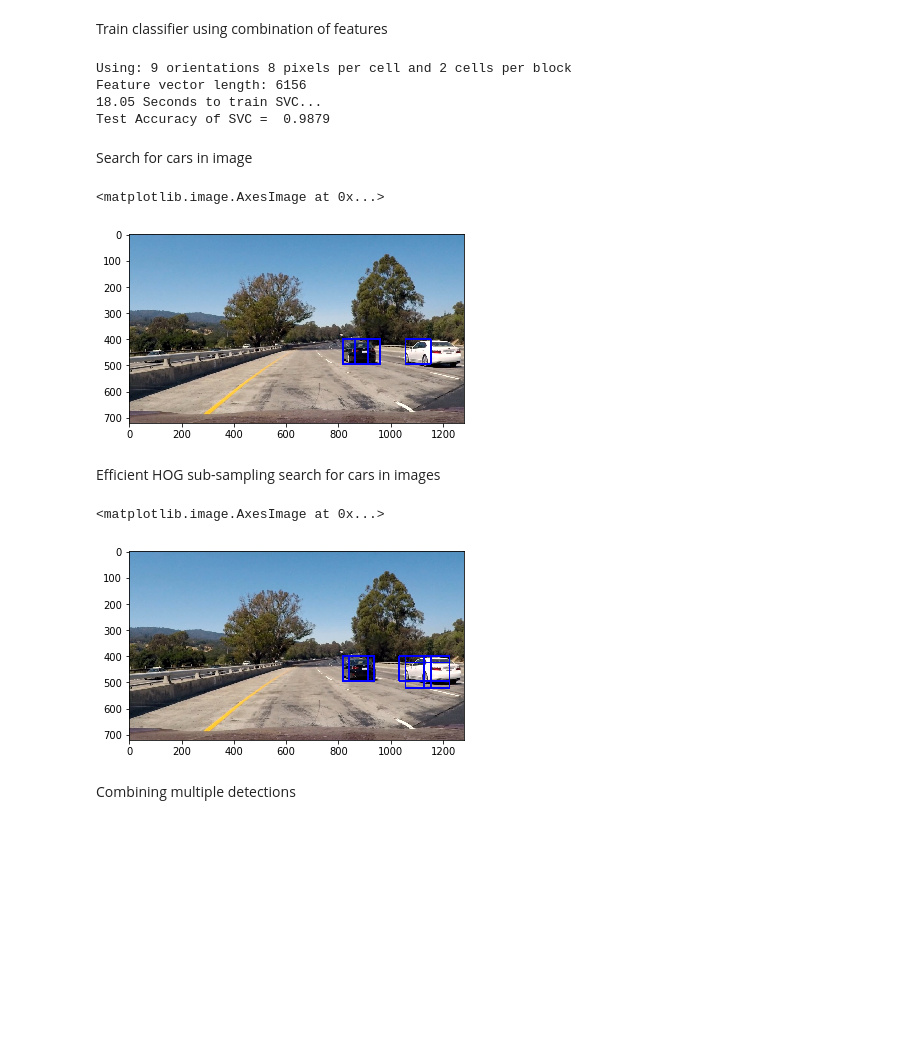
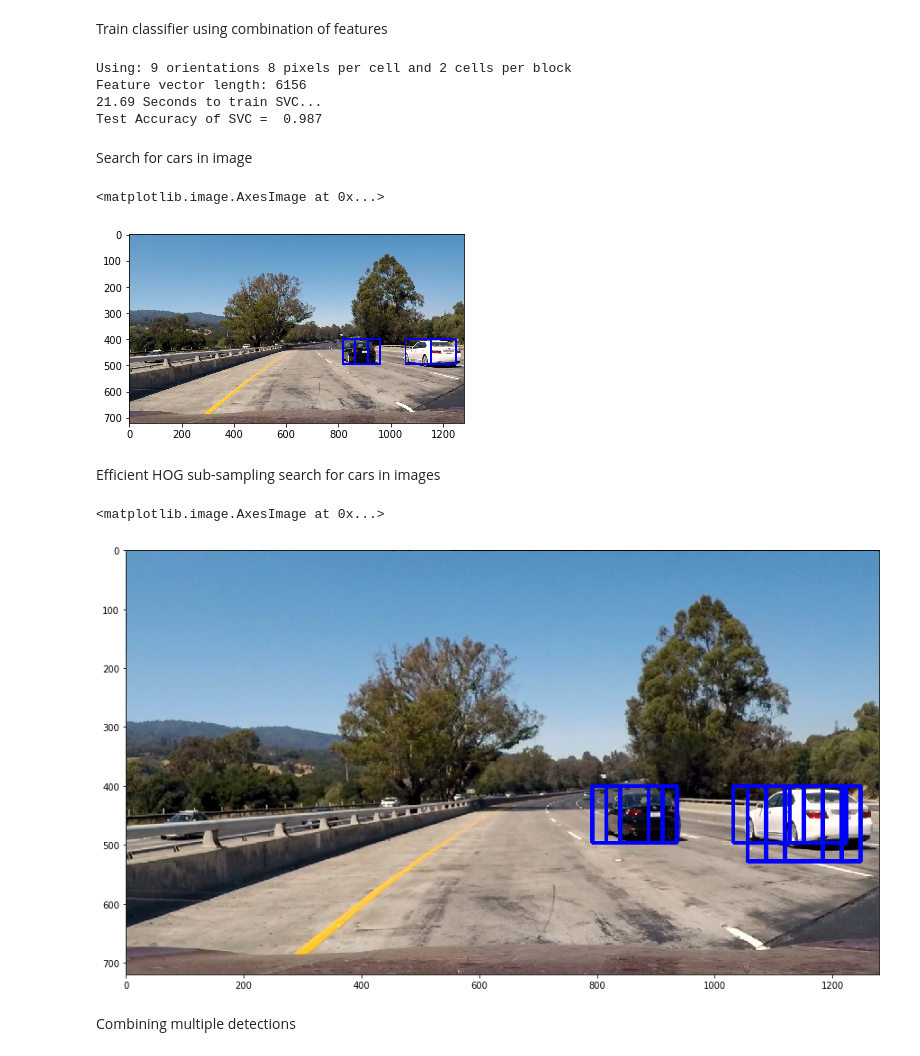
Before and after one commit to AndyKnight09/CarND-Vehicle-Detection, a Jupyter notebook: project.ipynb, the cells around one changed output. Saved outputs shown, nothing was run; the diff lists cells and outputs as text; code cells hidden in the pictures; blank space fills up the shorter version.

```diff
--- a/project.ipynb
+++ b/project.ipynb
@@ -459,8 +459,7 @@ from sklearn.cross_validation import train_test_split
 
 # Define a function to extract features from a list of images
 # Have this function call bin_spatial() and color_hist()
-def extract_features(imgs, color_space='RGB', orient=9,
-                        pix_per_cell=8, cell_per_block=2, hog_channel=0):
+def extract_features(imgs, color_space='RGB', orient=9, pix_per_cell=8, cell_per_block=2, hog_channel=0):
     # Create a list to append feature vectors to
     features = []
     # Iterate through the list of images
@@ -747,8 +746,8 @@ t=time.time()
 # %% [output]
 Using: 9 orientations 8 pixels per cell and 2 cells per block
 Feature vector length: 6156
-18.05 Seconds to train SVC...
-Test Accuracy of SVC =  0.9879
+21.69 Seconds to train SVC...
+Test Accuracy of SVC =  0.987
 # %% [markdown]
 Search for cars in image
 # %%
@@ -859,7 +858,7 @@ window_img = draw_boxes(draw_image, hot_windows, color=(0, 0, 255), thick=6)
 plt.imshow(window_img)
 # %% [output]
 <matplotlib.image.AxesImage at 0x...>
-[figure, old version]
+[figure, new version]
 # %% [markdown]
 Efficient HOG sub-sampling search for cars in images
 # %%
@@ -869,9 +868,8 @@ import numpy as np
 import cv2
 
 # Define a single function that can extract features using hog sub-sampling and make predictions
-def find_cars(img, ystart, ystop, scale, svc, feature_scaler, orient, pix_per_cell, cell_per_block, spatial_size, hist_bins):
+def find_cars(img, ystart, ystop, scale, svc, feature_scaler, orient, pix_per_cell, cells_per_step, cell_per_block, spatial_size, hist_bins):
 
-    draw_img = np.copy(img)
     img = img.astype(np.float32)/255
 
     img_tosearch = img[ystart:ystop,:,:]
@@ -892,9 +890,8 @@ def find_cars(img, ystart, ystop, scale, svc, feature_scaler, orient, pix_per_ce
     # 64 was the orginal sampling rate, with 8 cells and 8 pix per cell
     window = 64
     nblocks_per_window = (window // pix_per_cell) - cell_per_block + 1
-    cells_per_step = 2  # Instead of overlap, define how many cells to step
-    nxsteps = (nxblocks - nblocks_per_window) // cells_per_step
-    nysteps = (nyblocks - nblocks_per_window) // cells_per_step
+    nxsteps = (nxblocks - nblocks_per_window) // cells_per_step + 1
+    nysteps = (nyblocks - nblocks_per_window) // cells_per_step + 1
 
     # Compute individual channel HOG features for the entire image
     hog1 = get_hog_features(ch1, orient, pix_per_cell, cell_per_block, feature_vec=False)
@@ -915,44 +912,66 @@ def find_cars(img, ystart, ystop, scale, svc, feature_scaler, orient, pix_per_ce
 
             xleft = xpos*pix_per_cell
             ytop = ypos*pix_per_cell
 
             # Extract the image patch
             subimg = cv2.resize(ctrans_tosearch[ytop:ytop+window, xleft:xleft+window], (64,64))
 
             # Get color features
             spatial_features = bin_spatial(subimg, size=spatial_size)
             hist_features = color_hist(subimg, nbins=hist_bins)
 
             # Scale features and make a prediction
             test_features = feature_scaler.transform(np.hstack((spatial_features, hist_features, hog_features)).reshape(1, -1))
-            #test_features = feature_scaler.transform(np.hstack((shape_feat, hist_feat)).reshape(1, -1))
             test_prediction = svc.predict(test_features)
 
             if test_prediction == 1:
                 xbox_left = np.int(xleft*scale)
                 ytop_draw = np.int(ytop*scale)
                 win_draw = np.int(window*scale)
 
                 box = ((xbox_left, ytop_draw+ystart),(xbox_left+win_draw,ytop_draw+win_draw+ystart))
                 boxes.append((box))
 
-                cv2.rectangle(draw_img, box[0], box[1], (0,0,255), 6)
+    return boxes
 
-    return draw_img, boxes
+def find_cars_all_sizes(image):
 
-ystart = 400
-ystop = 656
-scale = 1.5
+    cells_per_step = 2 # 75% overlap
+    box_list = []
 
-img = mpimg.imread('test_images/test1.jpg')
-image = image.astype(np.float32)/255
+    ystart = 400
+    ystop = 475
+    scale = 1.0
+    boxes = find_cars(image, ystart, ystop, scale, svc, feature_scaler, orient, pix_per_cell, cells_per_step, cell_per_block, spatial_size, hist_bins)
+    for box in boxes:
+        box_list.append(box)
 
-out_img, box_list = find_cars(img, ystart, ystop, scale, svc, feature_scaler, orient, pix_per_cell, cell_per_block, spatial_size, hist_bins)
+    ystart = 400
+    ystop = 500
+    scale = 1.5
+    boxes = find_cars(image, ystart, ystop, scale, svc, feature_scaler, orient, pix_per_cell, cells_per_step, cell_per_block, spatial_size, hist_bins)
+    for box in boxes:
+        box_list.append(box)
 
-plt.imshow(out_img)
+    ystart = 400
+    ystop = 550
+    scale = 2.0
+    boxes = find_cars(image, ystart, ystop, scale, svc, feature_scaler, orient, pix_per_cell, cells_per_step, cell_per_block, spatial_size, hist_bins)
+    for box in boxes:
+        box_list.append(box)
+
+    return box_list
+
+image = mpimg.imread('test_images/test1.jpg')
+
+box_list = find_cars_all_sizes(image)
+
+result = draw_boxes(image, box_list)
+plt.figure(figsize=(15,15))
+plt.imshow(result)
 # %% [output]
 <matplotlib.image.AxesImage at 0x...>
-[figure, old version]
+[figure, new version]
 # %% [markdown]
 Combining multiple detections
 # %%
```
Also changed, not shown: parts of 6 cells of this notebook, 2 other files.
